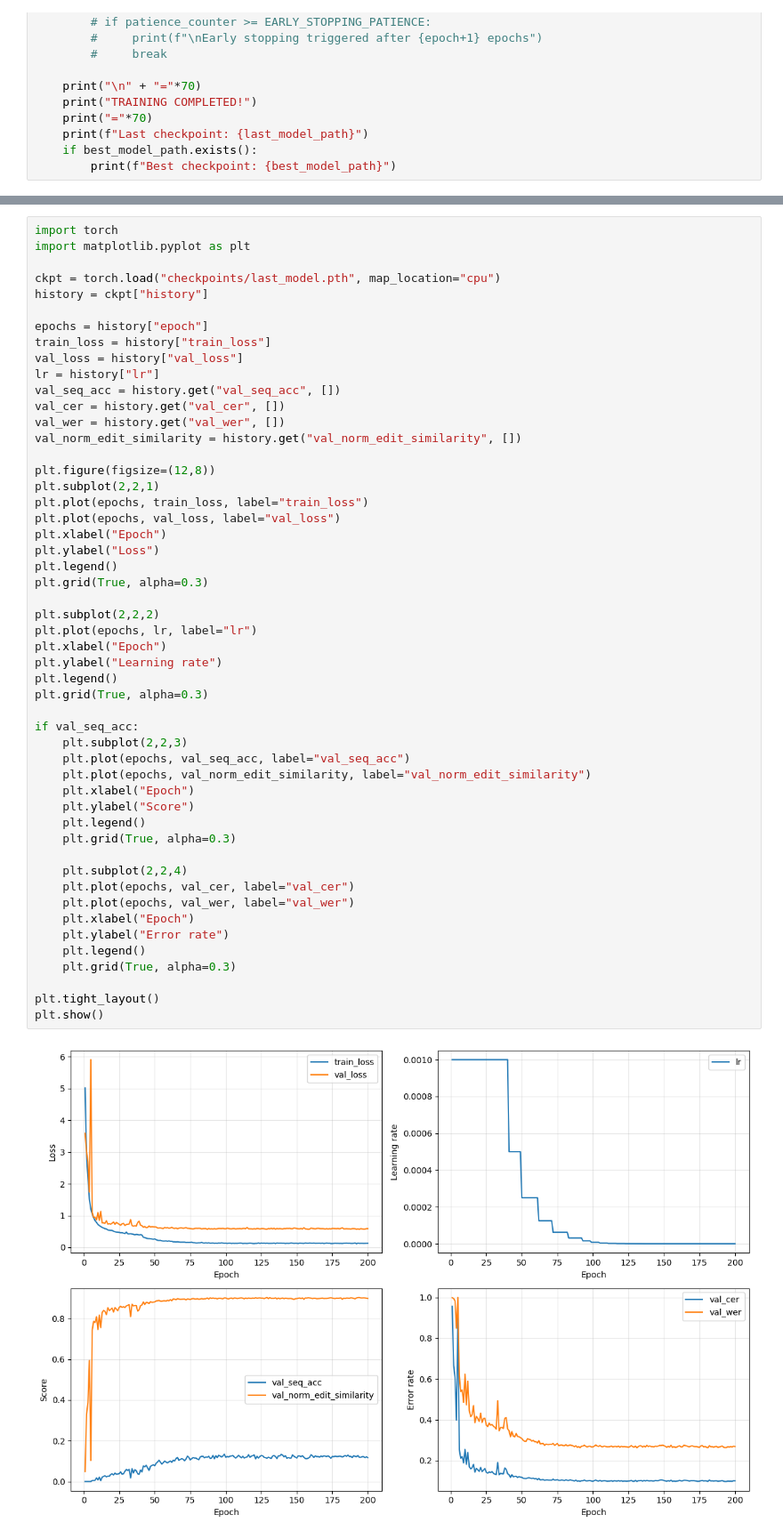
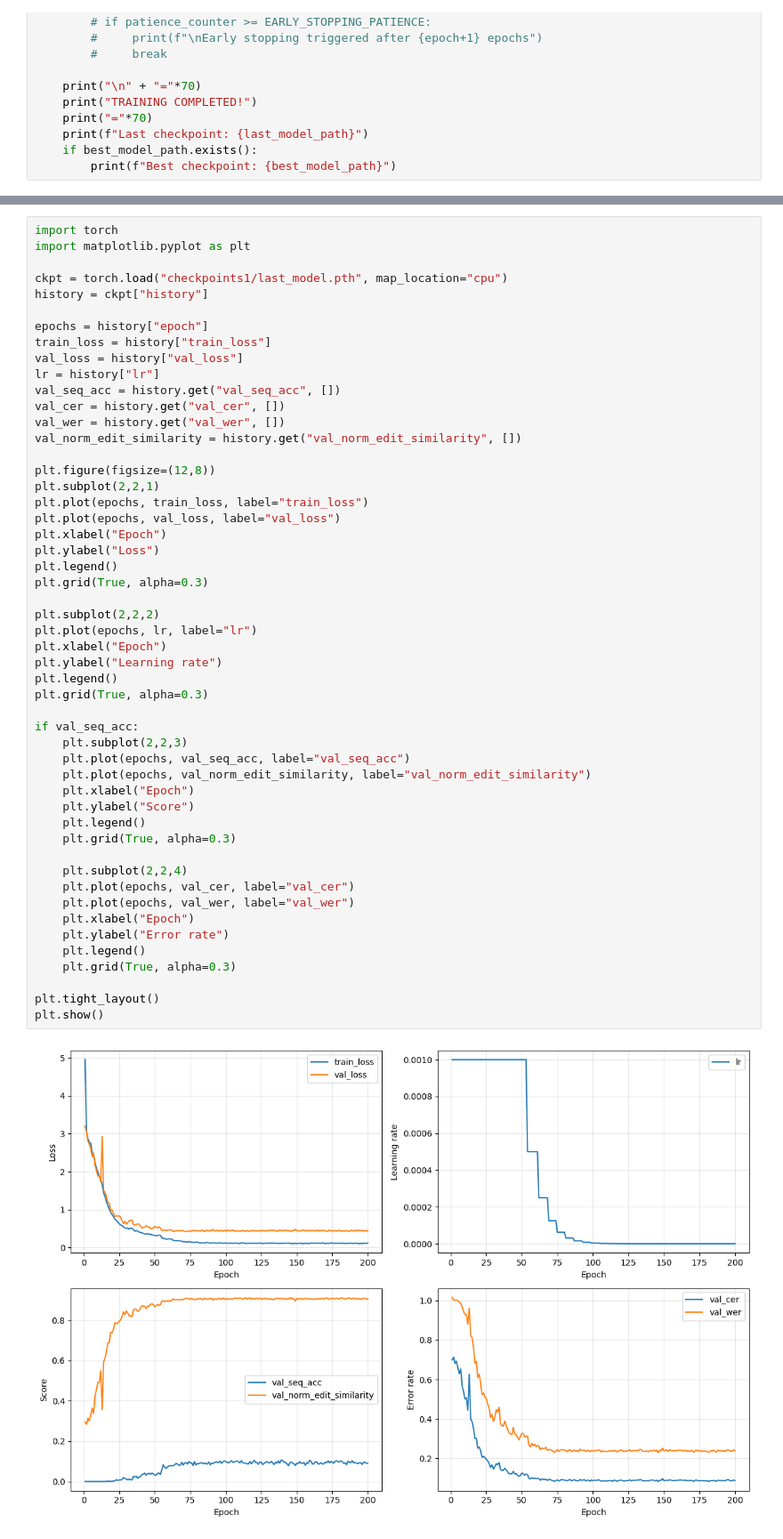
Before and after one commit to voquynhnga/ocr_tieng_viet, a Jupyter notebook: train.ipynb, the cells around one changed output, grey strips where cells are left out. Shown at 89% size. Cells and saved outputs as stored; diff of their text form.

```diff
--- a/train.ipynb
+++ b/train.ipynb
@@ -969,7 +934,7 @@ Train Loss: 1.0462
 import torch
 import matplotlib.pyplot as plt
 
-ckpt = torch.load("checkpoints/last_model.pth", map_location="cpu")
+ckpt = torch.load("checkpoints1/last_model.pth", map_location="cpu")
 history = ckpt["history"]
 
 epochs = history["epoch"]
@@ -990,31 +955,31 @@ plt.ylabel("Loss")
 plt.legend()
 plt.grid(True, alpha=0.3)
 
 plt.subplot(2,2,2)
 plt.plot(epochs, lr, label="lr")
 plt.xlabel("Epoch")
 plt.ylabel("Learning rate")
 plt.legend()
 plt.grid(True, alpha=0.3)
 
 if val_seq_acc:
     plt.subplot(2,2,3)
     plt.plot(epochs, val_seq_acc, label="val_seq_acc")
     plt.plot(epochs, val_norm_edit_similarity, label="val_norm_edit_similarity")
     plt.xlabel("Epoch")
     plt.ylabel("Score")
     plt.legend()
     plt.grid(True, alpha=0.3)
 
     plt.subplot(2,2,4)
     plt.plot(epochs, val_cer, label="val_cer")
     plt.plot(epochs, val_wer, label="val_wer")
     plt.xlabel("Epoch")
     plt.ylabel("Error rate")
     plt.legend()
     plt.grid(True, alpha=0.3)
 
 plt.tight_layout()
 plt.show()
 # %% [output]
-[figure, old version]
+[figure, new version]
```
Also changed, not shown: parts of 5 cells of this notebook, 8 other files.
